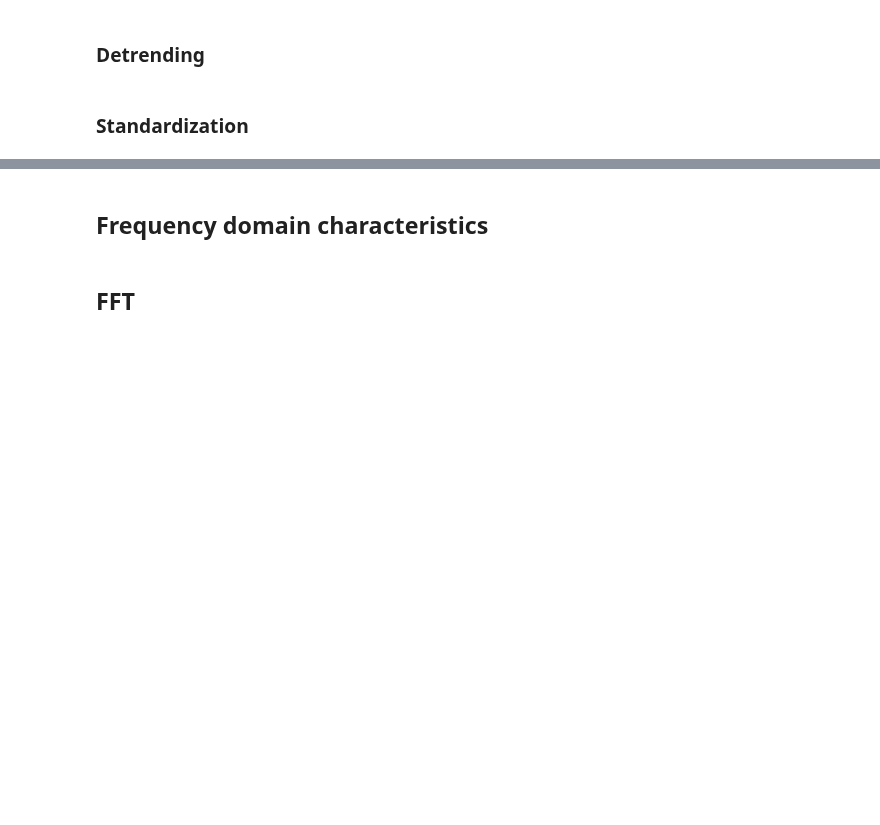
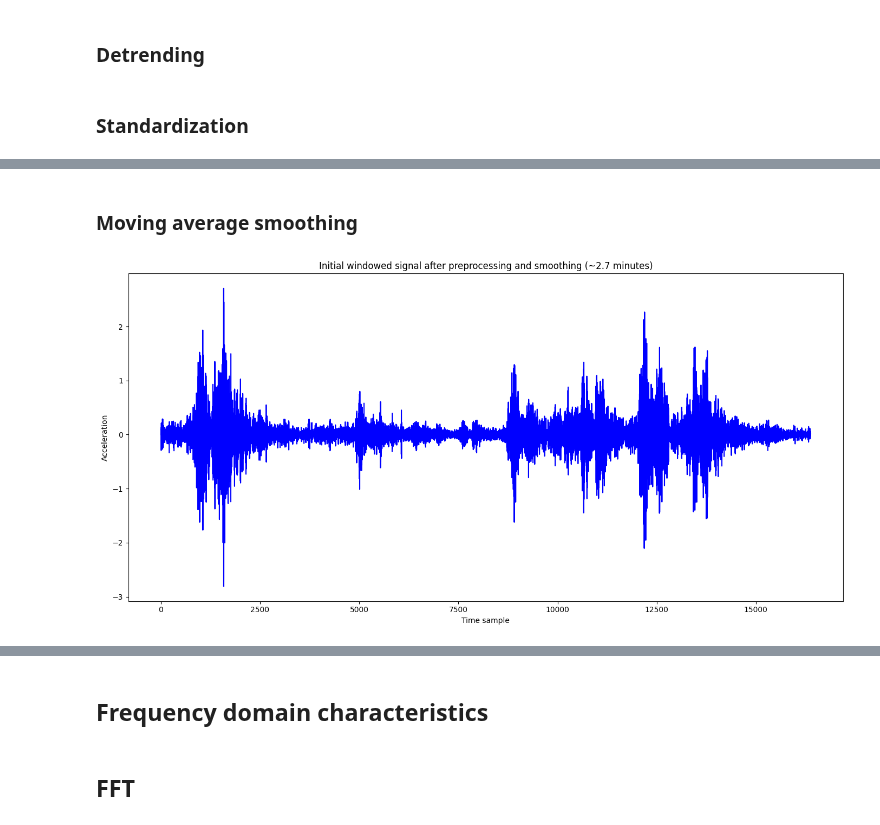
Before and after one commit to AmroAbdrabo/application-of-online-anomaly-detection-using-one-class-classification-to-z24, a Jupyter notebook: exploratory_data_analysis.ipynb, the cells around one changed output, grey strips where cells are left out. Drawn from its saved outputs; the diff is of its cells as text; code cells hidden in the pictures; blank space fills up the shorter version.

```diff
--- a/exploratory_data_analysis.ipynb
+++ b/exploratory_data_analysis.ipynb
@@ -181,0 +221,18 @@ plt.show()
+# %% [markdown]
+### Moving average smoothing
+# %%
+# Smoothing function based on moving averages of length 3
+def moving_average(a, n=4):
+    ret = np.cumsum(a)
+    ret[n:] = ret[n:] - ret[:-n]
+    return ret[n - 1:] / n
+
+plt.figure(figsize=(14,7))
+plt.plot(moving_average(preprocess(signals[0])), label='Time Series Data', color='blue')
+plt.title('Initial windowed signal after preprocessing and smoothing (~2.7 minutes)')
+plt.xlabel('Time sample')
+plt.ylabel('Acceleration')
+plt.tight_layout()
+plt.show()
+# %% [output]
+[figure, added]
```
Also changed, not shown: parts of 43 cells of this notebook, 1 other file.
